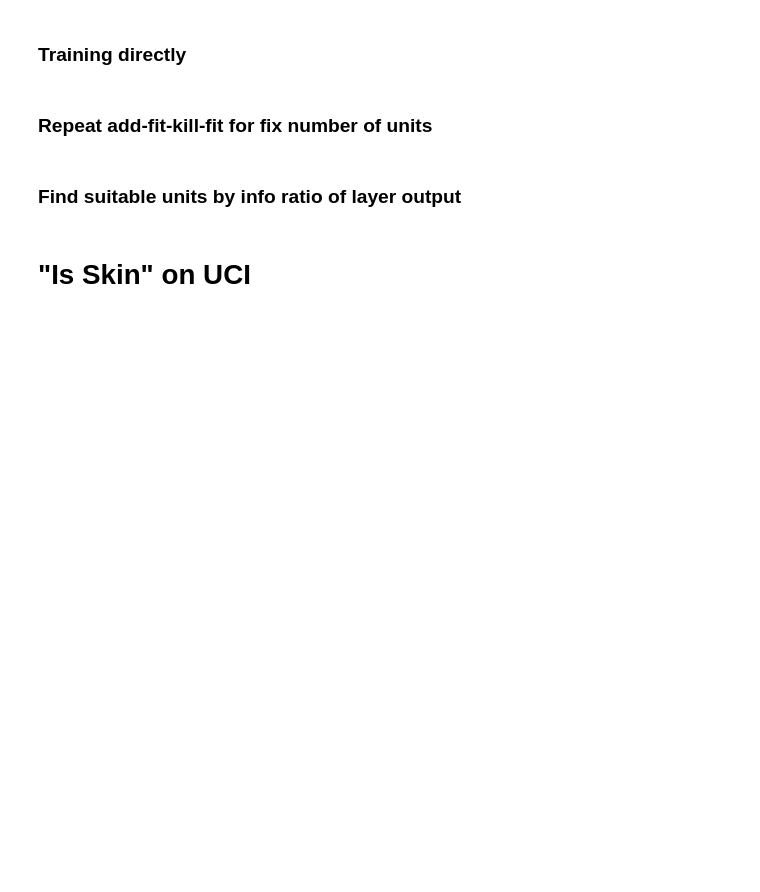
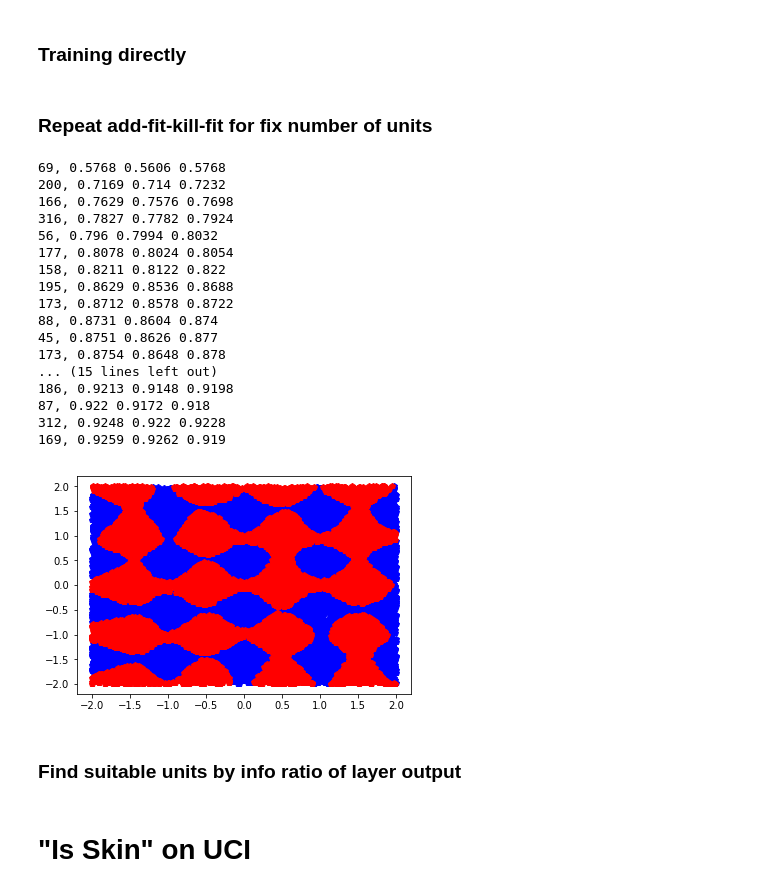
Before and after one commit to Dogiko/Machine-Learning, a Jupyter notebook: Dogiko-Learn.ipynb, the cells around one changed output. Saved outputs shown, nothing was run; the diff lists cells and outputs as text; code cells hidden in the pictures; blank space fills up the shorter version.

```diff
--- a/Dogiko-Learn.ipynb
+++ b/Dogiko-Learn.ipynb
@@ -1230,43 +1229,52 @@ record[-25]
 # %%
 NN = DogikoNeuralNetwork()
 NN.SetTrainData(X[:10000], Y[:10000])
 NN.SetValidData(X[10000:15000], Y[10000:15000])
 NN.SetTestData(X[15000:], Y[15000:])
 NN.SetLossFunction("cross entropy")
-NN.SetRegularizer(0.0001, 0.)
+NN.SetRegularizer(0.001, 2.)
 NN.AddHiddenLayer(20, Hypertan())
 NN.AddHiddenLayer(20, Hypertan())
 NN.SetOutputFunction(Softmax())
 NN.SetTerminator(5,10, -0.)
 
 NN.Build()
 
-print(NN.Train(times=1000, batch_size=2000, method="Rprop", is_termination=True), end = ", ")
-for l in range(NN.GetNumHiddenLayers()):
-    print(NN.hiddenLayerList[l].num_unit, end = ", ")
-
+print(NN.Train(times=500, batch_size=5000, method="Rprop", is_termination=True), end = ", ")
 print(NN.GetTrainAccuracy(), NN.GetValidAccuracy(), NN.GetTestAccuracy())
 
-for t in range(100):
-    for l in range(NN.GetNumHiddenLayers()):
-        NN.AddUnit(layer_index=l, num_added=2, output_linear_bound=0.01)
-
-    NN.ResetCwiseStep(0.001)
-    print(NN.Train(times=1000, batch_size=2000, method="Rprop", is_termination=True), end = ", ")
+for t in range(30):
     for l in range(NN.GetNumHiddenLayers()):
         NN.UnitsRefined(layer_index=l, method="remove", threshold=2)
+        NN.AddUnit(layer_index=l, num_added=2, output_linear_bound=0.001)
 
-    NN.ResetCwiseStep(0.001)
-    print(NN.Train(times=1000, batch_size=2000, method="Rprop", is_termination=True), end = ", ")
-    for l in range(NN.GetNumHiddenLayers()):
-        print(NN.hiddenLayerList[l].num_unit, end = ", ")
-
+    NN.ResetCwiseStep(0.01)
+    print(NN.Train(times=500, batch_size=5000, method="Rprop", is_termination=True, shuffling=True), end = ", ")
     print(NN.GetTrainAccuracy(), NN.GetValidAccuracy(), NN.GetTestAccuracy())
 
 I = NN.GetInference(X)[:, 0]
 plt.plot(X[:, 0][I>0.5], X[:, 1][I>0.5], "bp")
 plt.plot(X[:, 0][I<0.5], X[:, 1][I<0.5], "rp")
 plt.show()
+# %% [output]
+69, 0.5768 0.5606 0.5768
+200, 0.7169 0.714 0.7232
+166, 0.7629 0.7576 0.7698
+316, 0.7827 0.7782 0.7924
+56, 0.796 0.7994 0.8032
+177, 0.8078 0.8024 0.8054
+158, 0.8211 0.8122 0.822
+195, 0.8629 0.8536 0.8688
+173, 0.8712 0.8578 0.8722
+88, 0.8731 0.8604 0.874
+45, 0.8751 0.8626 0.877
+173, 0.8754 0.8648 0.878
+... (15 lines left out)
+186, 0.9213 0.9148 0.9198
+87, 0.922 0.9172 0.918
+312, 0.9248 0.922 0.9228
+169, 0.9259 0.9262 0.919
+[figure, added]
 # %% [markdown]
 ### Find suitable units by info ratio of layer output
 # %%
```
Also changed, not shown: parts of 2 cells of this notebook.
